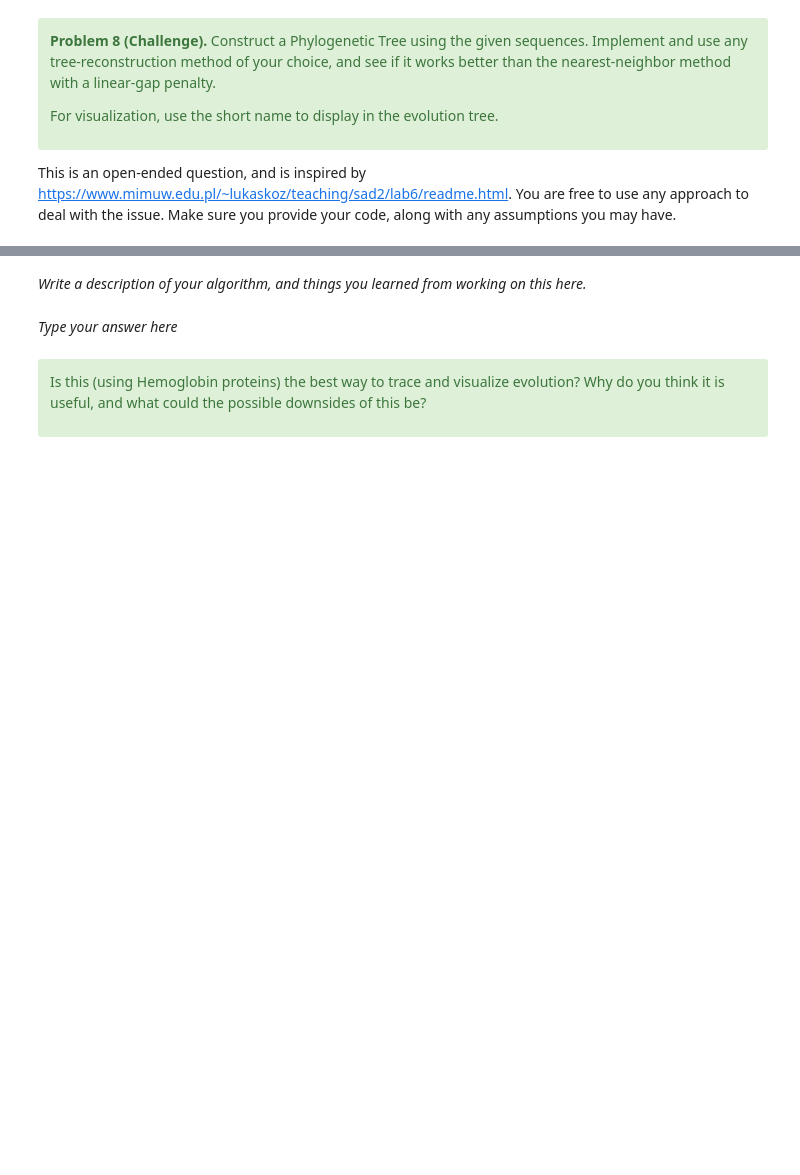
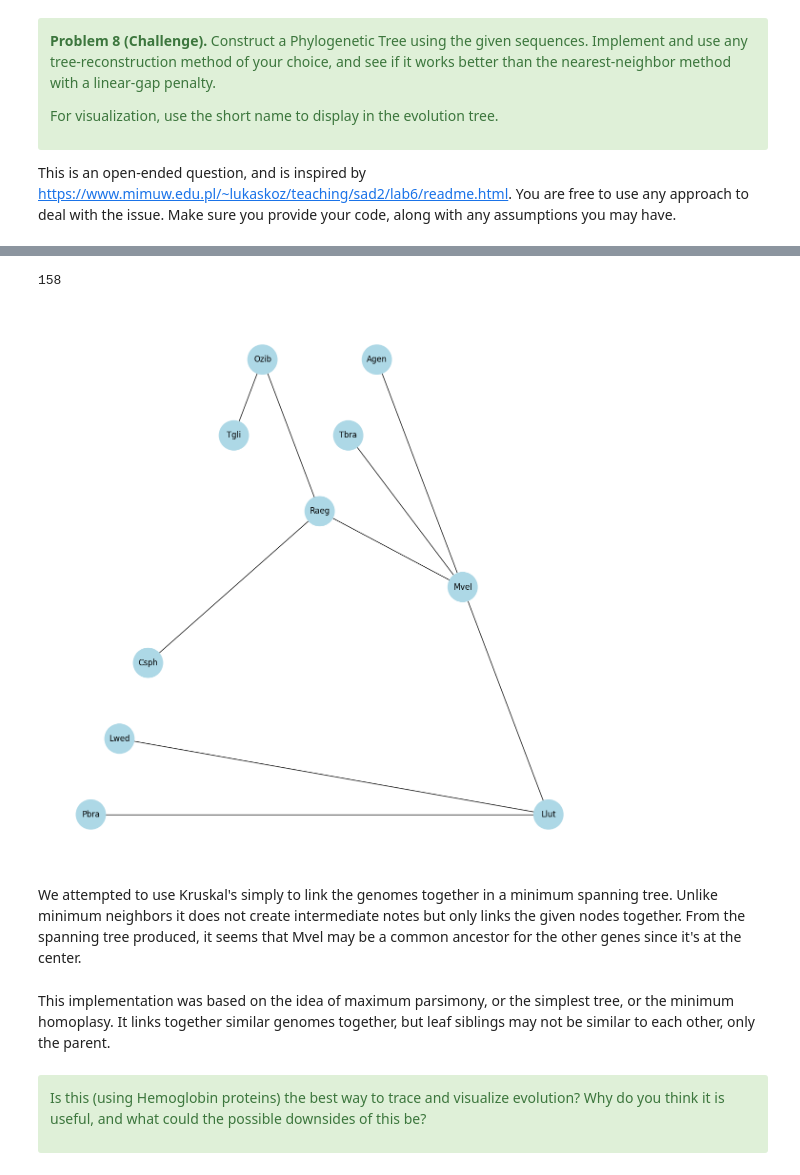
Before and after one commit to al07734/Project-2-2022F, a Jupyter notebook: project2.ipynb, the cells around one changed output, grey strips where cells are left out. Saved outputs shown, nothing was run; the diff lists cells and outputs as text; code cells hidden in the pictures; blank space fills up the shorter version.

```diff
--- a/project2.ipynb
+++ b/project2.ipynb
@@ -774,0 +781,19 @@ print(sequences[0])
+# %%
+# Your code here
+
+# all sequences are length 141
+print(len(sequences[0][1]) == len(sequences[5][1]) == 141)
+
+def oneToOneScore(s1, s2):
+    # assumes they are the same length
+    if len(s1) != len(s2):
+        return False
+    numMatches = 0
+    for s in range(len(s1)):
+#         print(s)
+        if s1[s] == s2[s]:
+#             print(s1[s], s2[s])
+            numMatches += 1
+    return numMatches
+
+print(oneToOneScore(sequences[0][1], sequences[1][1]))
@@ -775,2 +803,8 @@ print(sequences[0])
 # %%
-# Your code here
+matrix = [[0 for i in sequences] for j in sequences]
+
+for i in range(len(matrix)):
+    for j in range(len(matrix[i])):
+        r = oneToOneScore(sequences[i][1], sequences[j][1])
+        matrix[i][j] = 141-r
+#         print(i, j, r[1][2])
@@ -777,7 +867,21 @@ print(sequences[0])
+# %%
+def score_tree(edges):
+    # count number of character-state changes
+    changes = 0
+    for edge in edges:
+        changes += edge[2]
+    return changes
+# %%
+draw_graph_nice(G)
+score = score_tree(edges)
+print(score)
+# %% [output]
+158
+[figure, added]
 # %% [markdown]
-_Write a description of your algorithm, and things you learned from working on this here._
+We attempted to use Kruskal's simply to link the genomes together in a minimum spanning tree. Unlike minimum neighbors it does not create intermediate notes but only links the given nodes together. From the spanning tree produced, it seems that Mvel may be a common ancestor for the other genes since it's at the center.
 # %% [markdown]
-_Type your answer here_
+This implementation was based on the idea of maximum parsimony, or the simplest tree, or the minimum homoplasy. It links together similar genomes together, but leaf siblings may not be similar to each other, only the parent.
 # %% [markdown]
 <div class="alert alert-success">
 
```
Also changed, not shown: parts of 4 cells of this notebook.
